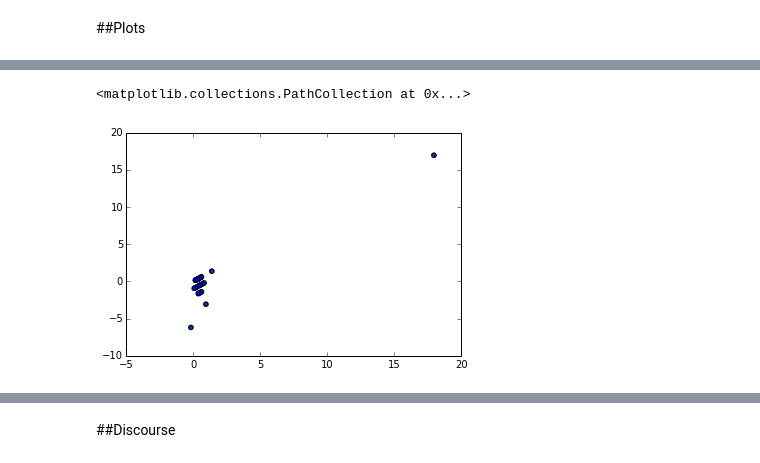
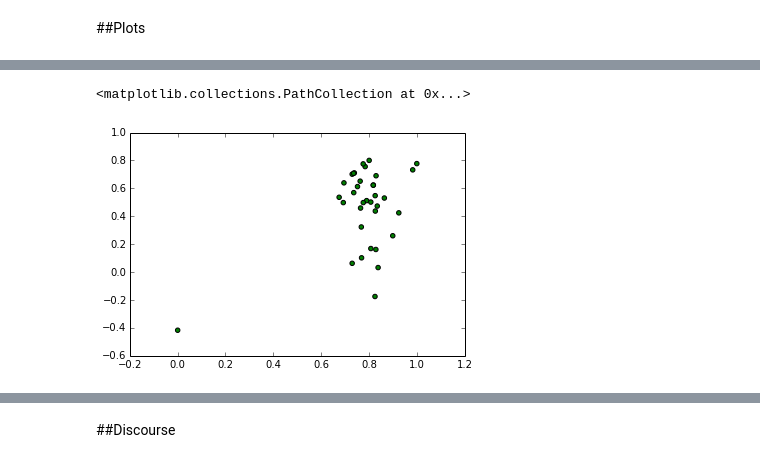
Before and after one commit to RahulJKVerma/NLP_Final_Project, a Jupyter notebook: notebooks/Master Notebook.ipynb, the cells around one changed output, grey strips where cells are left out. Drawn from its saved outputs; the diff is of its cells as text; code cells hidden in the pictures.

Commit message:
Some changes to the regression code and the feature list.

```diff
--- a/notebooks/Master Notebook.ipynb
+++ b/notebooks/Master Notebook.ipynb
@@ -383,8 +383,10 @@ def create_feature_sets(data_frame, split=[.7,.2,.1]):
     return data_frame[:trainlen], data_frame[trainlen:trainlen+devlen], data_frame[trainlen:trainlen+devlen:]
 
 df_confusing = confusing_matrix()
+df_informative = informative_matrix()
 
 train_set_con, dev_set_con, test_set_con = create_feature_sets(df_confusing)
+train_set_inf, dev_set_inf, test_set_inf = create_feature_sets(df_informative)
 # %% [markdown]
 ##Train Test Predict
 # %%
@@ -433,0 +556,16 @@ metrics.r2_score(Y_dev, predicted_dev), metrics.r2_score(Y_test, predicted_test)
+# %%
+#We can use Lasso regression which itertively tries to find the most important predictor for informative talks.
+lasso = linear_model.Lasso()
+
+# Train lasso model using the training sets
+lasso.fit(X_train, Y_train)
+
+# The coefficients
+print('Coefficients: \n', lasso.coef_)
+
+# The mean square error
+print("Residual sum of squares: %.2f"
+      % np.mean((lasso.predict(X_dev) - Y_dev) ** 2))
+
+# Explained variance score: 1 is perfect prediction
+print('Variance score: %.2f' % lasso.score(X_dev, Y_dev))
@@ -434,2 +591,13 @@ metrics.r2_score(Y_dev, predicted_dev), metrics.r2_score(Y_test, predicted_test)
+# %%
+#Predicting using Lasso
+
+predicted_dev = lasso.predict(X_dev)
+predicted_test = lasso.predict(X_test)
+
+# Normalize the predicted values to look at the shapes
+normalized_Y_dev = (Y_dev-np.min(Y_dev))/np.ptp(Y_dev)
+normalized_predicted_dev = (predicted_dev-np.min(predicted_dev))/np.ptp(predicted_dev)
+normalized_Y_test = (Y_test-np.min(Y_test))/np.ptp(Y_test)
+normalized_predicted_test = (predicted_test-np.min(predicted_test))/np.ptp(predicted_test)
 # %% [markdown]
 ##Plots
@@ -436,10 +614,8 @@ metrics.r2_score(Y_dev, predicted_dev), metrics.r2_score(Y_test, predicted_test)
 # %%
 #Trying to create a residual plot, need to figure out another way
-predicted_test = regr.predict(test_set_con.iloc[:,:-1])
-predicted_dev = regr.predict(dev_set_con.iloc[:,:-1])
-plt.scatter(predicted_test, predicted_test- test_set_con.iloc[:,-1], c='g')
-plt.scatter(predicted_dev, predicted_dev- dev_set_con.iloc[:,-1], c='b', alpha=0.5)
+plt.scatter(normalized_predicted_test, normalized_predicted_test- normalized_Y_test, c='g')
+#plt.scatter(normalized_predicted_dev, normalized_predicted_dev- normalized_Y_dev, c='b', alpha=0.5)
 #plt.plot([0.4,2],[0,0])
 # %% [output]
 <matplotlib.collections.PathCollection at 0x...>
-[figure, old version]
+[figure, new version]
```
Also changed, not shown: parts of 20 cells of this notebook.
